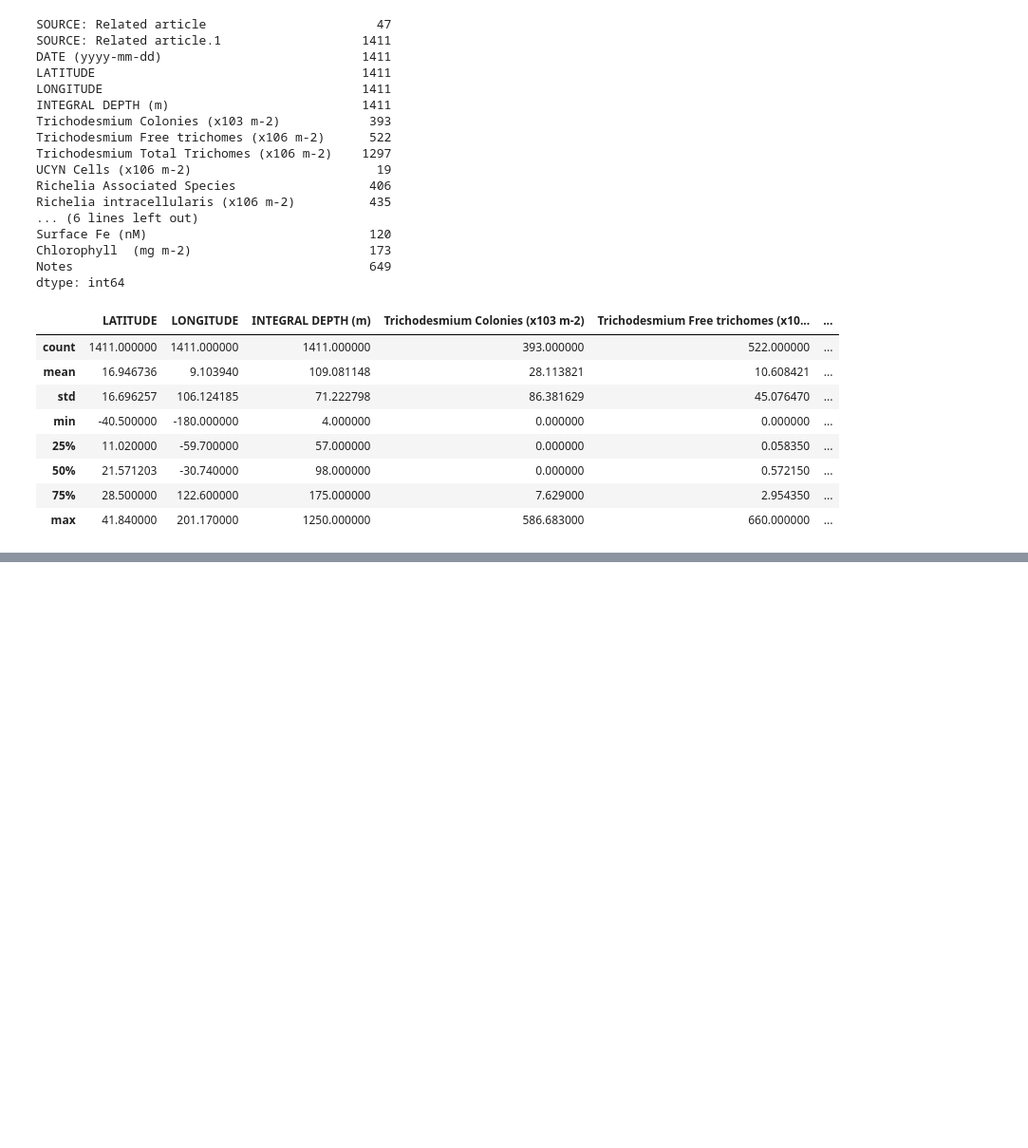
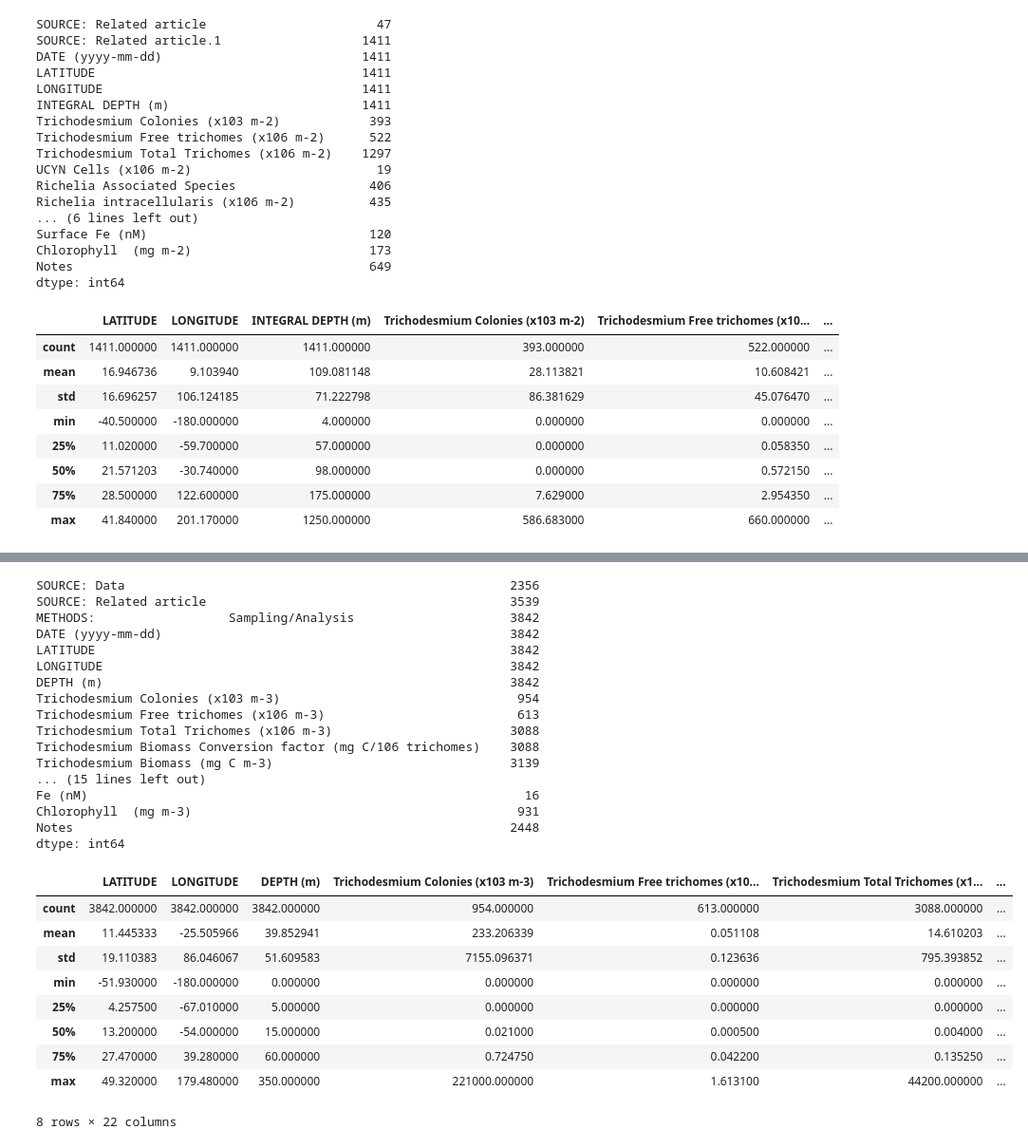
Before and after one commit to systemsecologygroup/N2-fixers-in-the-ocean, a Jupyter notebook: obs_diazotr.ipynb, the cells around one changed output, grey strips where cells are left out. Shown at 95% size. Saved outputs shown, nothing was run; the diff lists cells and outputs as text; code cells hidden in the pictures; blank space fills up the shorter version.

Commit message:
added the overview of the second dataset to the file

```diff
--- a/obs_diazotr.ipynb
+++ b/obs_diazotr.ipynb
@@ -110,0 +118,5 @@ dtype: int64
+# %%
+#here we open the dataset of the other database for cell count
+maredat_cc = pd.read_csv("./csv/MAREDAT_diazotroph_cellcount.csv")
+print(maredat_cc.shape)
+maredat_cc.head()
@@ -110,0 +132,32 @@ dtype: int64
+# %%
+#we want to see null value count as well as the properties of the data again
+print(maredat_cc.notna().sum())
+maredat_cc.describe()
+# %% [output]
+SOURCE: Data                                                    2356
+SOURCE: Related article                                         3539
+METHODS:                  Sampling/Analysis                     3842
+DATE (yyyy-mm-dd)                                               3842
+LATITUDE                                                        3842
+LONGITUDE                                                       3842
+DEPTH (m)                                                       3842
+Trichodesmium Colonies (x103 m-3)                                954
+Trichodesmium Free trichomes (x106 m-3)                          613
+Trichodesmium Total Trichomes (x106 m-3)                        3088
+Trichodesmium Biomass Conversion factor (mg C/106 trichomes)    3088
+Trichodesmium Biomass (mg C m-3)                                3139
+... (15 lines left out)
+Fe (nM)                                                           16
+Chlorophyll  (mg m-3)                                            931
+Notes                                                           2448
+dtype: int64
+|  | LATITUDE | LONGITUDE | DEPTH (m) | Trichodesmium Colonies (x103 m-3) | Trichodesmium Free trichomes (x10... | Trichodesmium Total Trichomes (x1... | ... |
+| count | 3842.000000 | 3842.000000 | 3842.000000 | 954.000000 | 613.000000 | 3088.000000 | ... |
+| mean | 11.445333 | -25.505966 | 39.852941 | 233.206339 | 0.051108 | 14.610203 | ... |
+| std | 19.110383 | 86.046067 | 51.609583 | 7155.096371 | 0.123636 | 795.393852 | ... |
+| min | -51.930000 | -180.000000 | 0.000000 | 0.000000 | 0.000000 | 0.000000 | ... |
+| 25% | 4.257500 | -67.010000 | 5.000000 | 0.000000 | 0.000000 | 0.000000 | ... |
+| 50% | 13.200000 | -54.000000 | 15.000000 | 0.021000 | 0.000500 | 0.004000 | ... |
+| 75% | 27.470000 | 39.280000 | 60.000000 | 0.724750 | 0.042200 | 0.135250 | ... |
+| max | 49.320000 | 179.480000 | 350.000000 | 221000.000000 | 1.613100 | 44200.000000 | ... |
+8 rows × 22 columns
```
Also changed, not shown: parts of 5 cells of this notebook.
